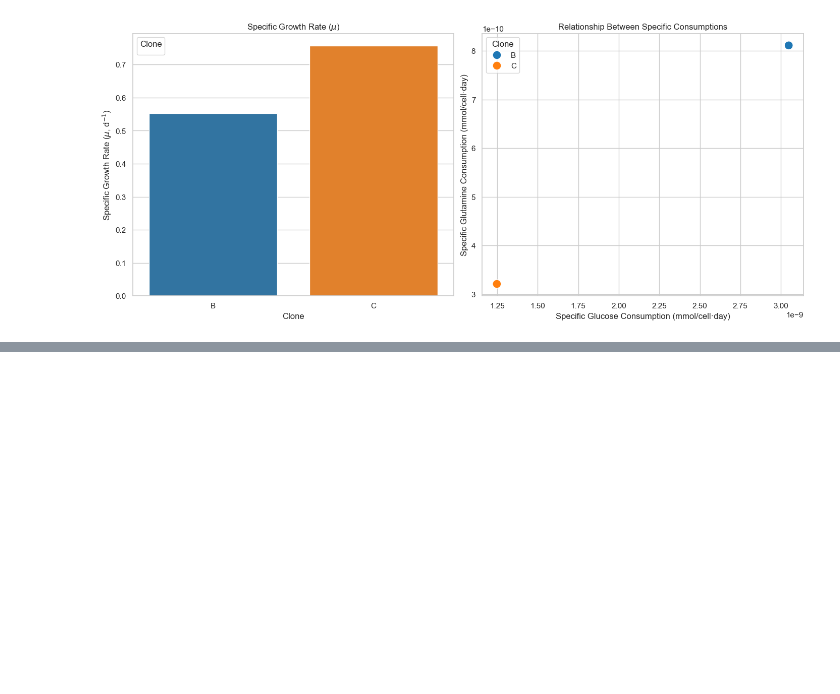
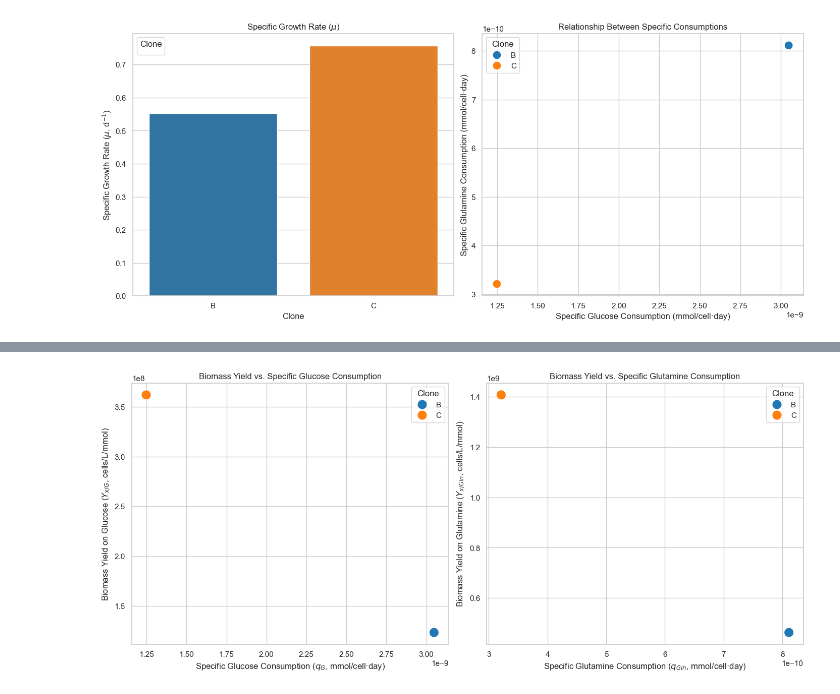
Before and after one commit to ebalderasr/clonalyzer, a Jupyter notebook: clonalyzer.ipynb, the cells around one changed output, grey strips where cells are left out. Cells and saved outputs as stored; diff of their text form; code cells hidden in the pictures; blank space fills up the shorter version.

```diff
--- a/clonalyzer.ipynb
+++ b/clonalyzer.ipynb
@@ -483,0 +513,43 @@ No artists with labels found to put in legend.  Note that artists whose label st
+# %%
+# Configure general style
+sns.set_theme(style="whitegrid")
+
+# Create a figure with two scatter plots
+fig, axes = plt.subplots(1, 2, figsize=(14, 6), constrained_layout=True)
+
+# First Plot: Biomass Yield vs. Specific Glucose Consumption
+sns.scatterplot(
+    data=df_results,
+    x="Specific q_G (mmol/cell·day)",
+    y="Biomass Yield (Yx/G, cells/L/mmol)",
+    hue="Clone",
+    palette="tab10",
+    s=200,  # Larger point size
+    ax=axes[0]
+)
+axes[0].set_xlabel("Specific Glucose Consumption ($q_G$, mmol/cell·day)")
+axes[0].set_ylabel("Biomass Yield on Glucose ($Y_{x/G}$, cells/L/mmol)")
+axes[0].set_title("Biomass Yield vs. Specific Glucose Consumption")
+axes[0].legend(title="Clone", loc="best")
+
+# Second Plot: Biomass Yield vs. Specific Glutamine Consumption
+sns.scatterplot(
+    data=df_results,
+    x="Specific q_Gln (mmol/cell·day)",
+    y="Biomass Yield (Yx/Gln, cells/L/mmol)",
+    hue="Clone",
+    palette="tab10",
+    s=200,  # Larger point size
+    ax=axes[1]
+)
+axes[1].set_xlabel("Specific Glutamine Consumption ($q_{Gln}$, mmol/cell·day)")
+axes[1].set_ylabel("Biomass Yield on Glutamine ($Y_{x/Gln}$, cells/L/mmol)")
+axes[1].set_title("Biomass Yield vs. Specific Glutamine Consumption")
+axes[1].legend(title="Clone", loc="best")
+
+# Save the figure
+yield_consumption_filename = os.path.join(output_dir, "biomass_yield_vs_specific_consumption.png")
+plt.savefig(yield_consumption_filename, format="png", dpi=300)
+plt.show()
+# %% [output]
+[figure, added]
```
Also changed, not shown: parts of 1 cell of this notebook, 12 other files.
